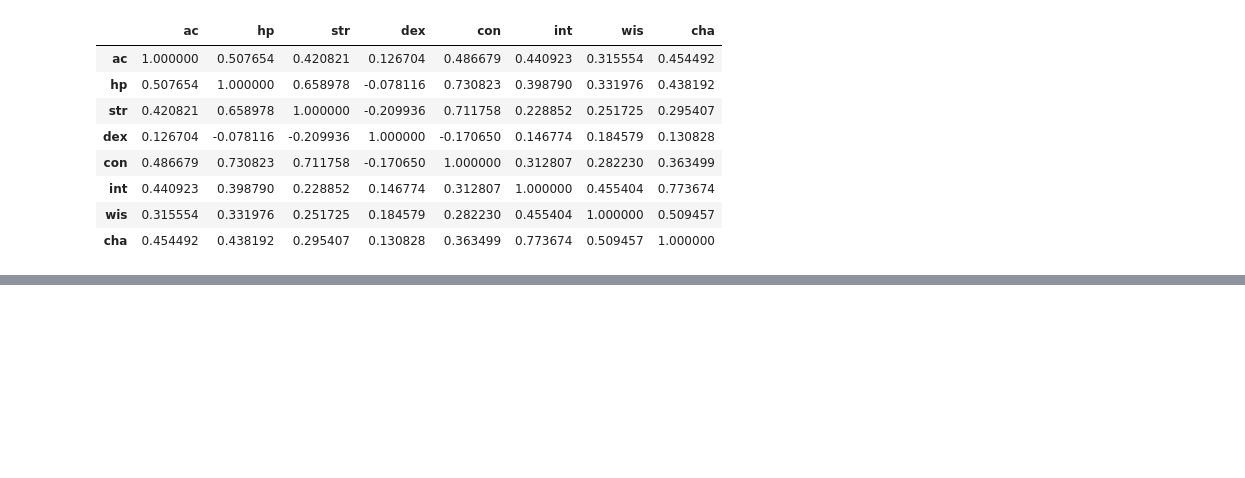
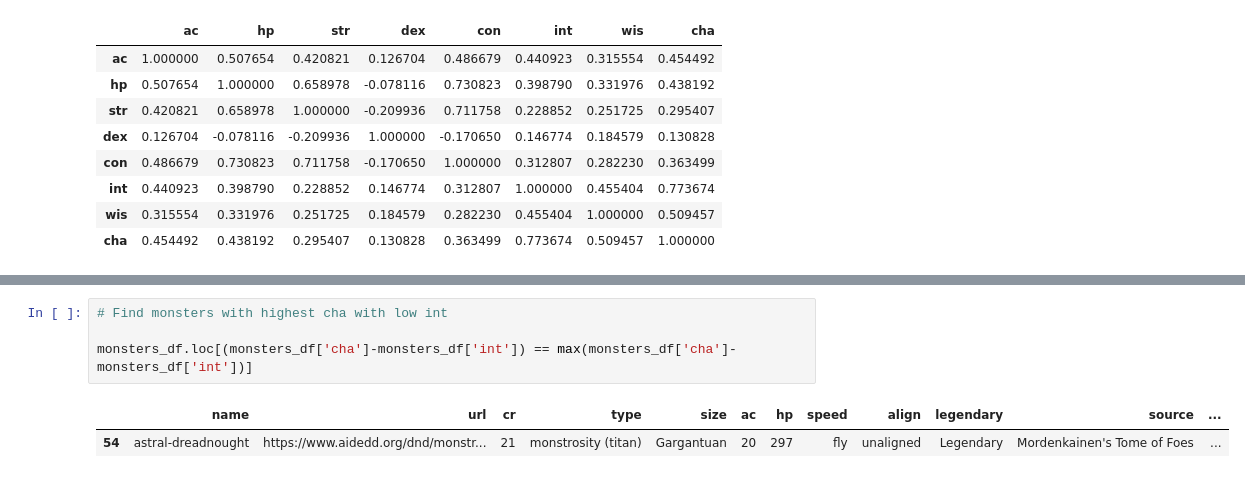
Before and after one commit to seancary62/DND_Tools, a Jupyter notebook: dnd-5e-monster-exploration.ipynb, the cells around one changed output, grey strips where cells are left out. Drawn from its saved outputs; the diff is of its cells as text; blank space fills up the shorter version.

```diff
--- a/dnd-5e-monster-exploration.ipynb
+++ b/dnd-5e-monster-exploration.ipynb
@@ -301,0 +358,7 @@ import matplotlib as plt
+# %%
+# Find monsters with highest cha with low int
+
+monsters_df.loc[(monsters_df['cha']-monsters_df['int']) == max(monsters_df['cha']-monsters_df['int'])]
+# %% [output]
+|  | name | url | cr | type | size | ac | hp | speed | align | legendary | source | ... |
+| 54 | astral-dreadnought | https://www.aidedd.org/dnd/monstr... | 21 | monstrosity (titan) | Gargantuan | 20 | 297 | fly | unaligned | Legendary | Mordenkainen's Tome of Foes | ... |
```
Also changed, not shown: parts of 9 cells of this notebook.
